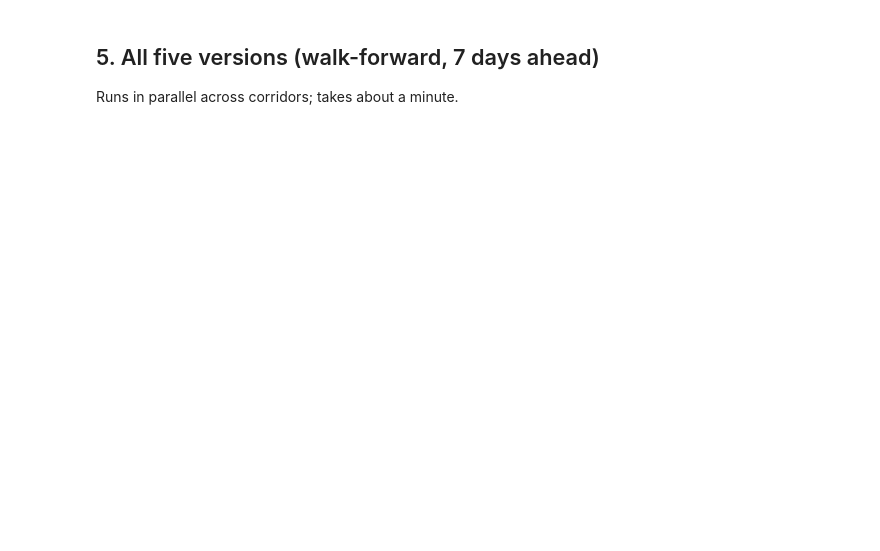
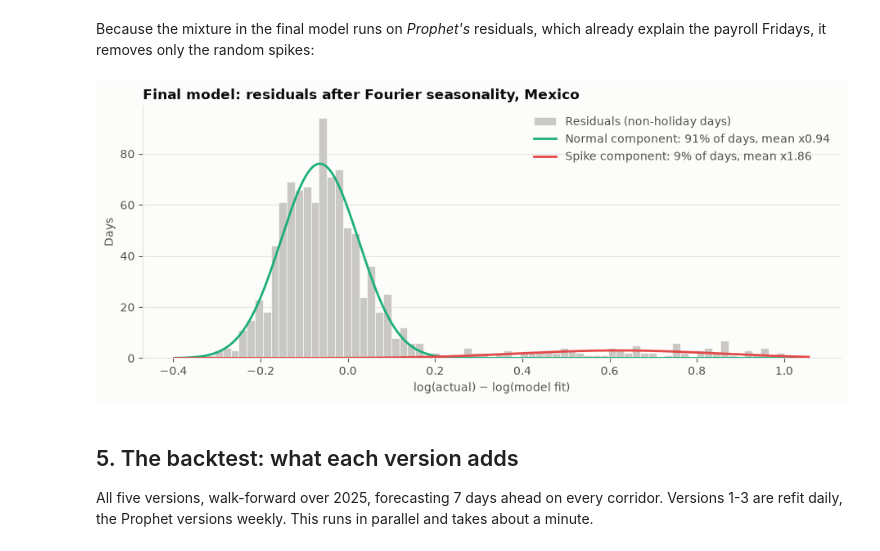
Before and after one commit to marlondocouto2/cash-flow-forecaster, a Jupyter notebook: notebooks/walkthrough.ipynb, the cells around one changed output. Cells and saved outputs as stored; diff of their text form; code cells hidden in the pictures; blank space fills up the shorter version.

```diff
--- a/notebooks/walkthrough.ipynb
+++ b/notebooks/walkthrough.ipynb
@@ -52,6 +174,12 @@ pd.DataFrame({'payroll': (fri - pd.Timestamp('2021-01-08')).days % 14 == 0,
+# %% [markdown]
+Because the mixture in the final model runs on *Prophet's* residuals, which already explain the payroll Fridays, it removes only the random spikes:
+# %%
+plots.plot_residual_gmm(final, None, 'Final model: residuals after Fourier seasonality, Mexico')
+# %% [output]
+[figure, added]
 # %% [markdown]
-## 5. All five versions (walk-forward, 7 days ahead)
-Runs in parallel across corridors; takes about a minute.
+## 5. The backtest: what each version adds
+All five versions, walk-forward over 2025, forecasting 7 days ahead on every corridor. Versions 1-3 are refit daily, the Prophet versions weekly. This runs in parallel and takes about a minute.
 # %%
 bt = backtest_all(flows, horizons=(7,))
 ladder = ladder_table(bt)
```
Also changed, not shown: parts of 27 cells of this notebook, 1 other file.
